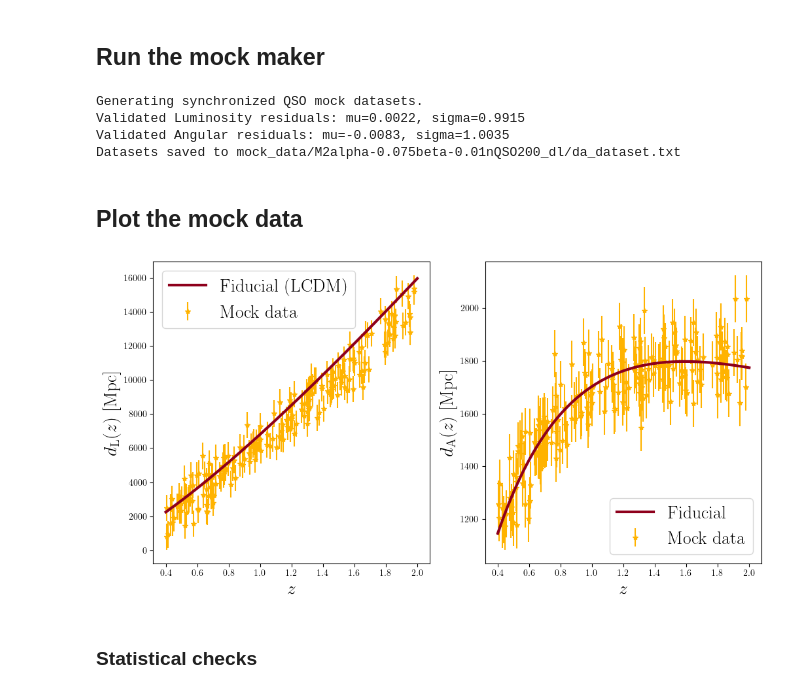
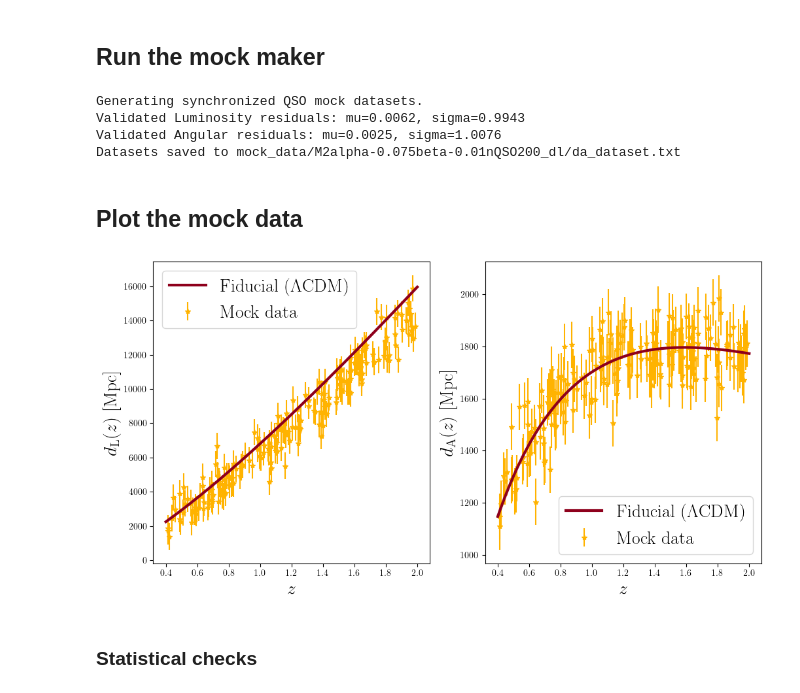
Before and after one commit to nataliehogg/quasar-ddr, a Jupyter notebook: mock_maker_interface.ipynb, the cells around one changed output. Drawn from its saved outputs; the diff is of its cells as text; code cells hidden in the pictures.

Commit message:
fix mockchecker plots

```diff
--- a/mock_maker_interface.ipynb
+++ b/mock_maker_interface.ipynb
@@ -47,9 +47,9 @@ params = {'Omegam': 0.314,
           'H0': 67.36}
 
 # model for DDR violation
-DDR_violation = {'model': 'M2',
-                 'alpha': -0.075,
-                 'beta':-0.01}
+DDR_violation = {'model': 'M1',
+                 'alpha': 0,
+                 'beta':0}
 
 zspecs = np.linspace(specifications['z_min'], specifications['z_max'], 1000)
 # %% [markdown]
@@ -106,8 +106,8 @@ QSO_mock = QSOMockGenerator(
 )
 # %% [output]
 Generating synchronized QSO mock datasets.
-Validated Luminosity residuals: mu=0.0022, sigma=0.9915
-Validated Angular residuals: mu=-0.0083, sigma=1.0035
+Validated Luminosity residuals: mu=0.0062, sigma=0.9943
+Validated Angular residuals: mu=0.0025, sigma=1.0076
 Datasets saved to mock_data/M2alpha-0.075beta-0.01nQSO200_dl/da_dataset.txt
 # %% [markdown]
 ## Plot the mock data
@@ -121,36 +121,36 @@ dl_data = {
     'error': mock_data['dl_error']
 }
 
 da_data = {
     'z': mock_data['z'],
     'value': mock_data['da_value'],
     'error': mock_data['da_error']
 }
 fig, ax = plt.subplots(1,2, figsize=(12,6))
 
 # mock data
 ax[0].errorbar(dl_data['z'], dl_data['value'], yerr=dl_data['error'],
                color='#FFB300', ls='', marker='*', label='Mock data', zorder = 0)
 
 ax[1].errorbar(da_data['z'], da_data['value'], yerr=da_data['error'],
                color='#FFB300', ls='', marker='*', label='Mock data', zorder = 0)
 
 # fiducial cosmology
-ax[0].plot(zspecs, luminosity_LCDM(zspecs), color='#8E001C',lw=3,label='Fiducial (LCDM)', zorder = 10)
-ax[1].plot(zspecs, angular_distance(zspecs), color='#8E001C',lw=3,label='Fiducial', zorder = 10)
+ax[0].plot(zspecs, luminosity_LCDM(zspecs), color='#8E001C',lw=3,label=r'Fiducial ($\Lambda$CDM)', zorder = 10)
+ax[1].plot(zspecs, angular_distance(zspecs), color='#8E001C',lw=3,label=r'Fiducial ($\Lambda$CDM)', zorder = 10)
 
 # labels
 ax[0].set_xlabel(r'$z$',fontsize = 20)
 ax[0].set_ylabel(r'$d_{\rm L}(z)$ [Mpc]',fontsize = 20)
 ax[0].legend(loc='best',fontsize = 20)
 
 ax[1].set_xlabel(r'$z$',fontsize = 20)
 ax[1].set_ylabel(r'$d_{\rm A}(z)$ [Mpc]',fontsize = 20)
 ax[1].legend(loc='best',fontsize = 20)
 
 plt.show()
 # %% [output]
-[figure, old version]
+[figure, new version]
 # %% [markdown]
 ### Statistical checks
 # %%
```
Also changed, not shown: parts of 1 cell of this notebook, 1 other file.
